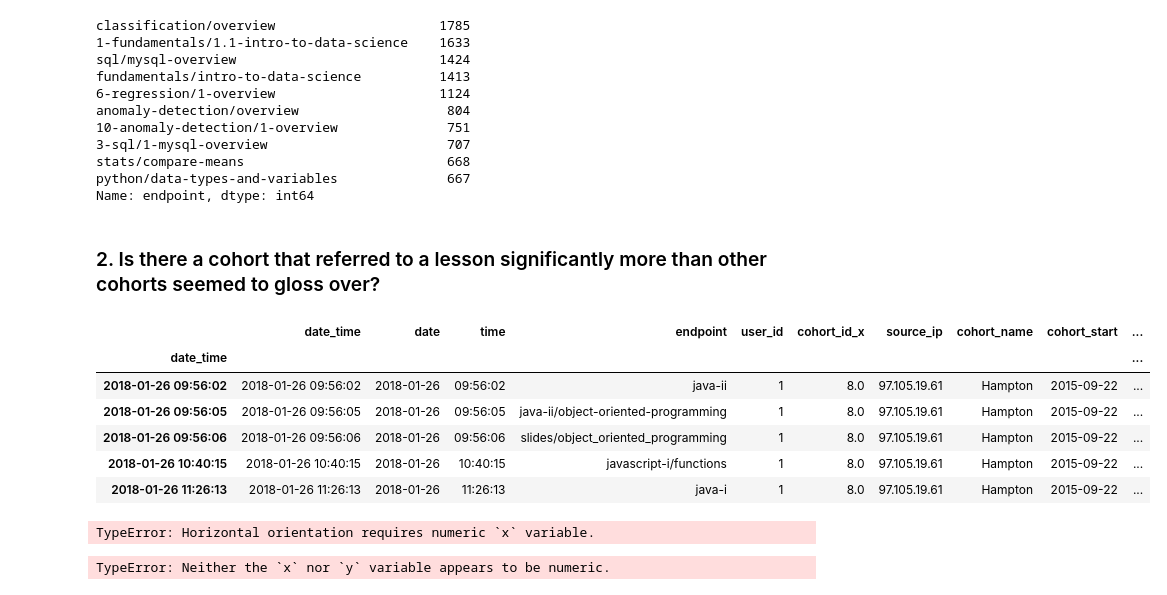
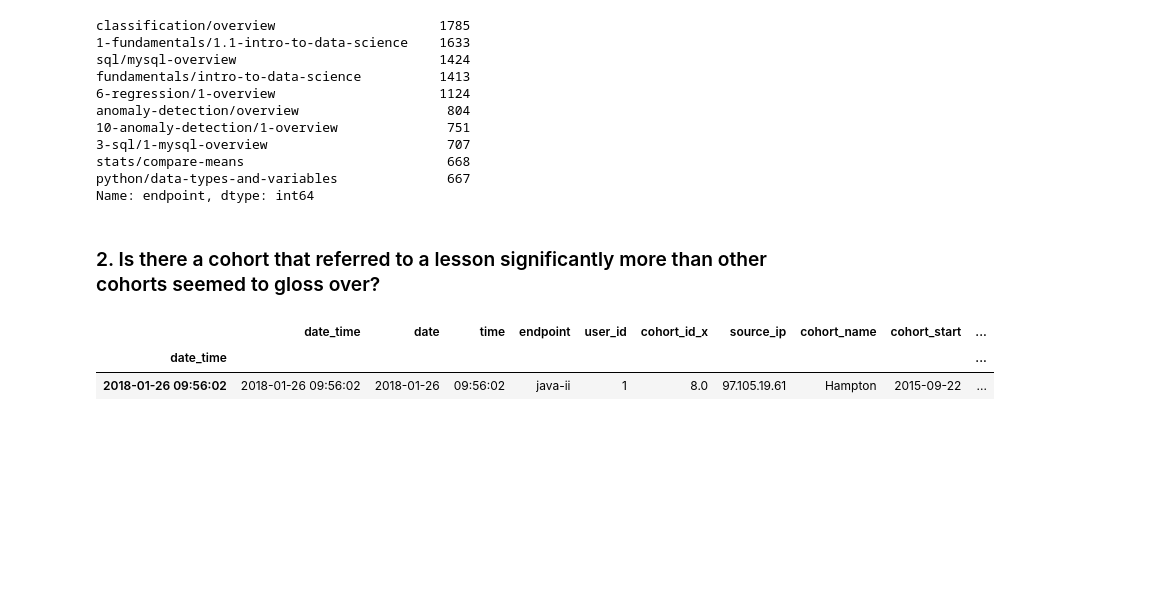
Before and after one commit to Codeup-Board-Advisory/board-slide-research, a Jupyter notebook: working_notebooks/bc_explore.ipynb, the cells around one changed output. Saved outputs shown, nothing was run; the diff lists cells and outputs as text; code cells hidden in the pictures; blank space fills up the shorter version.

```diff
--- a/working_notebooks/bc_explore.ipynb
+++ b/working_notebooks/bc_explore.ipynb
@@ -244,28 +244,8 @@ Name: endpoint, dtype: int64
 # %% [markdown]
 ### 2. Is there a cohort that referred to a lesson significantly more than other cohorts seemed to gloss over?
 # %%
-temp.head()
+temp.head(1)
 # %% [output]
 |  | date_time | date | time | endpoint | user_id | cohort_id_x | source_ip | cohort_name | cohort_start | ... |
 | date_time |  |  |  |  |  |  |  |  |  | ... |
 | 2018-01-26 09:56:02 | 2018-01-26 09:56:02 | 2018-01-26 | 09:56:02 | java-ii | 1 | 8.0 | 97.105.19.61 | Hampton | 2015-09-22 | ... |
-| 2018-01-26 09:56:05 | 2018-01-26 09:56:05 | 2018-01-26 | 09:56:05 | java-ii/object-oriented-programming | 1 | 8.0 | 97.105.19.61 | Hampton | 2015-09-22 | ... |
-| 2018-01-26 09:56:06 | 2018-01-26 09:56:06 | 2018-01-26 | 09:56:06 | slides/object_oriented_programming | 1 | 8.0 | 97.105.19.61 | Hampton | 2015-09-22 | ... |
-| 2018-01-26 10:40:15 | 2018-01-26 10:40:15 | 2018-01-26 | 10:40:15 | javascript-i/functions | 1 | 8.0 | 97.105.19.61 | Hampton | 2015-09-22 | ... |
-| 2018-01-26 11:26:13 | 2018-01-26 11:26:13 | 2018-01-26 | 11:26:13 | java-i | 1 | 8.0 | 97.105.19.61 | Hampton | 2015-09-22 | ... |
-# %%
-for x in programs:
-    sns.barplot(data=temp, x=temp.endpoint)
-# %% [output]
-TypeError: Horizontal orientation requires numeric `x` variable.
-# %%
-for x in programs:
-    # Plot of top 10 lessons across all cohorts:
-    sns.barplot(data=temp,
-        x="endpoint", y=temp.endpoint.head(10))
-#     plt.title('Top 20 Lessons Across All Cohorts')
-#     plt.xlabel('Access Count')
-#     plt.ylabel('Lesson')
-    plt.show()
-# %% [output]
-TypeError: Neither the `x` nor `y` variable appears to be numeric.
```
Also changed, not shown: parts of 5 cells of this notebook.
